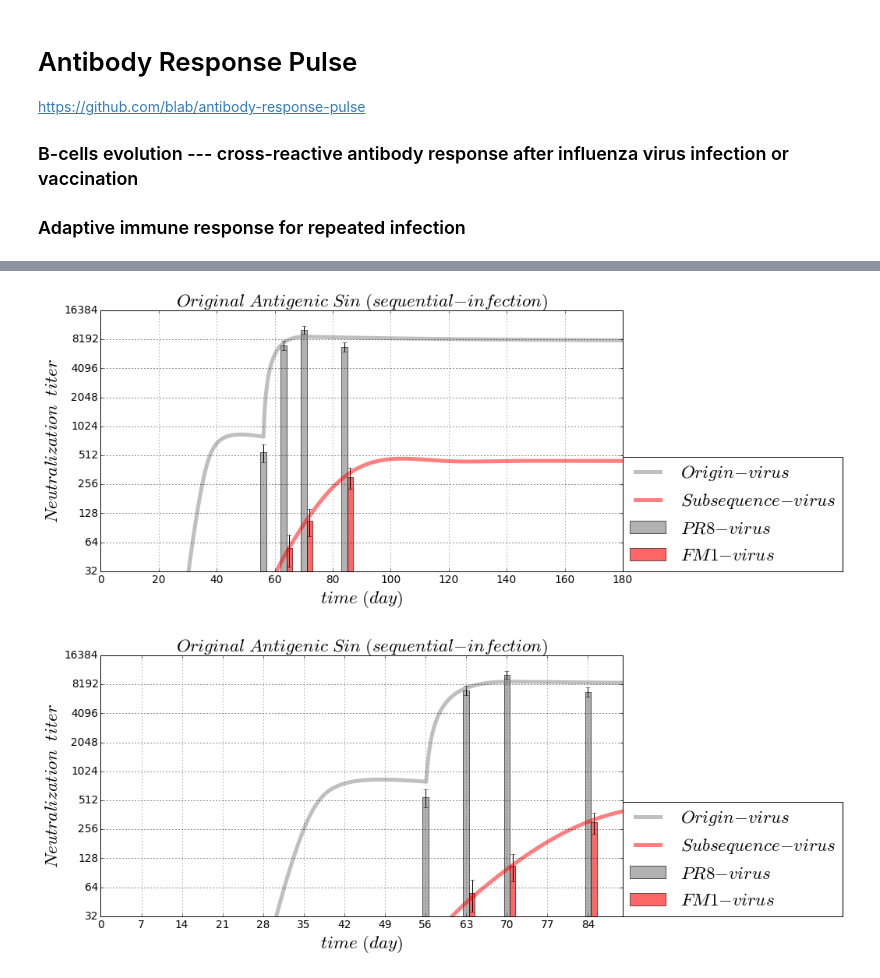
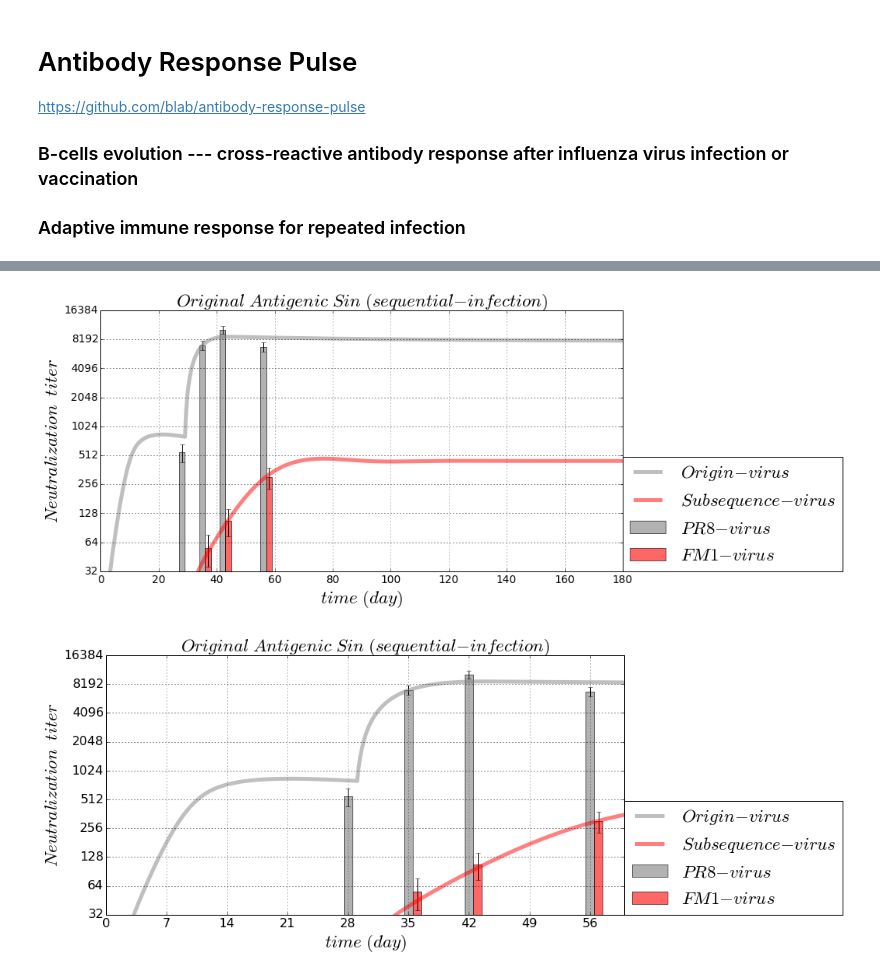
Before and after one commit to blab/antibody-response-pulse, a Jupyter notebook: bcell-array/code/VBMG_infection_OAS.ipynb, the cells around one changed output, grey strips where cells are left out. Cells and saved outputs as stored; diff of their text form; code cells hidden in the pictures.

```diff
--- a/bcell-array/code/VBMG_infection_OAS.ipynb
+++ b/bcell-array/code/VBMG_infection_OAS.ipynb
@@ -201,10 +201,11 @@ event_parameter = np.array([actRateBg_1st,
 infection_period = 1*28*day
 viral_population = np.zeros(int(maxX + 1))
 viral_population[origin_virus:current_virus + 1] = 4
-infection_starting_time = np.arange(int(maxX + 1))*infection_period
+infection_starting_time = np.arange(int(maxX + 1))*infection_period - 27
 event_1st = np.zeros([int(maxX + 1), 2])
 event_1st[:, 0] = viral_population
 event_1st[:, 1] = infection_starting_time
+event_1st[0, 1] = 0
 print ('event_1st = {:}'.format(event_1st))
 
 # [viral population, starting time] ---2nd]
@@ -269,7 +270,7 @@ event_repeated = [[ 0.  0.]
 [figure]
 # %%
 # Experimental lab data from OAS paper
-gT_lab = np.array([0, 7, 14, 28])*day + infection_period + infection_period*origin_virus
+gT_lab = np.array([0, 7, 14, 28])*day + infection_period*origin_virus
 gPR8_lab = np.array([2**(9 + 1.0/10), 2**(13 - 1.0/5), 2**(13 + 1.0/3), 2**(13 - 1.0/4)])
 standard_PR8 = gPR8_lab**(3.0/4)
 
@@ -277,38 +278,38 @@ gFM1_lab = np.array([0, 2**(6 - 1.0/5), 2**(7 - 1.0/4), 2**(8 + 1.0/4)])
 standard_FM1 = gFM1_lab**(3.0/4)
 bar_width = 2.0
 
-# Sequential immunization graph
+# Sequential infection graph
 
 numberingFig = numberingFig + 1
 plt.figure(numberingFig, figsize = (12, 6))
 plt.subplot(111)
 plt.plot(gT, (gM[origin_virus] + gG[origin_virus]), linewidth = 5.0, alpha = 0.5, color = 'gray'
          , label = r'$ Origin-virus $')
 plt.plot(gT, (gM[origin_virus + 1] + gG[origin_virus + 1]), linewidth = 5.0, alpha = 0.5, color = 'red'
          , label = r'$ Subsequence-virus $')
 plt.bar(gT_lab - bar_width/2, gPR8_lab, bar_width, alpha = 0.6, color = 'gray', yerr = standard_PR8
         , error_kw = dict(elinewidth = 1, ecolor = 'black'), label = r'$ PR8-virus $')
 plt.bar(gT_lab + bar_width/2, gFM1_lab, bar_width, alpha = 0.6, color = 'red', yerr = standard_FM1
         , error_kw = dict(elinewidth = 1, ecolor = 'black'), label = r'$ FM1-virus $')
 plt.grid(True, which = 'both')
 plt.title(r'$ Original \ Antigenic \ Sin \ (sequential-infection)$', fontsize = AlvaFontSize)
 plt.xlabel(r'$time \ (%s)$'%(timeUnit), fontsize = AlvaFontSize)
 plt.ylabel(r'$ Neutralization \ \ titer $', fontsize = AlvaFontSize)
 plt.xticks(fontsize = AlvaFontSize*0.6)
 plt.yticks(fontsize = AlvaFontSize*0.6)
 plt.xlim([minT, 6*30*day])
 plt.ylim([2**5, 2**14])
 plt.yscale('log', basey = 2)
 # gca()---GetCurrentAxis and Format the ticklabel to be 2**x
 plt.gca().yaxis.set_major_formatter(FuncFormatter(lambda x, pos: int(2**(np.log(x)/np.log(2)))))
 #plt.gca().xaxis.set_major_locator(plt.MultipleLocator(7))
 plt.legend(loc = (1, 0), fontsize = AlvaFontSize)
 plt.show()
 # %% [output]
-[figure, old version]
+[figure, new version]
 # %%
 # Experimental lab data from OAS paper
-gT_lab = np.array([28, 28 + 7, 28 + 14, 28 + 28]) + 28
+gT_lab = np.array([28, 28 + 7, 28 + 14, 28 + 28])
 gPR8_lab = np.array([2**(9 + 1.0/10), 2**(13 - 1.0/5), 2**(13 + 1.0/3), 2**(13 - 1.0/4)])
 standard_PR8 = gPR8_lab**(3.0/4)
 
@@ -316,7 +317,7 @@ gFM1_lab = np.array([0, 2**(6 - 1.0/5), 2**(7 - 1.0/4), 2**(8 + 1.0/4)])
 standard_FM1 = gFM1_lab**(3.0/4)
 bar_width = 1.0
 
-# Sequential immunization graph
+# Sequential infection graph
 figure_name = '-Original-Antigenic-Sin-infection'
 figure_suffix = '.png'
 save_figure = os.path.join(dir_path, file_name + figure_name + file_suffix)
@@ -335,9 +336,9 @@ plt.grid(True, which = 'both')
 plt.title(r'$ Original \ Antigenic \ Sin \ (sequential-infection)$', fontsize = AlvaFontSize)
 plt.xlabel(r'$time \ (%s)$'%(timeUnit), fontsize = AlvaFontSize)
 plt.ylabel(r'$ Neutralization \ \ titer $', fontsize = AlvaFontSize)
-plt.xticks(fontsize = AlvaFontSize*0.6)
-plt.yticks(fontsize = AlvaFontSize*0.6)
-plt.xlim([minT, 3*30*day])
+plt.xticks(fontsize = AlvaFontSize*0.7)
+plt.yticks(fontsize = AlvaFontSize*0.7)
+plt.xlim([minT, 2*30*day])
 plt.ylim([2**5, 2**14])
 plt.yscale('log', basey = 2)
 # gca()---GetCurrentAxis and Format the ticklabel to be 2**x
@@ -347,4 +348,4 @@ plt.legend(loc = (1, 0), fontsize = AlvaFontSize)
 plt.savefig(save_figure, dpi = 100, bbox_inches='tight')
 plt.show()
 # %% [output]
-[figure, old version]
+[figure, new version]
```
Also changed, not shown: parts of 2 cells of this notebook, 25 other files.
